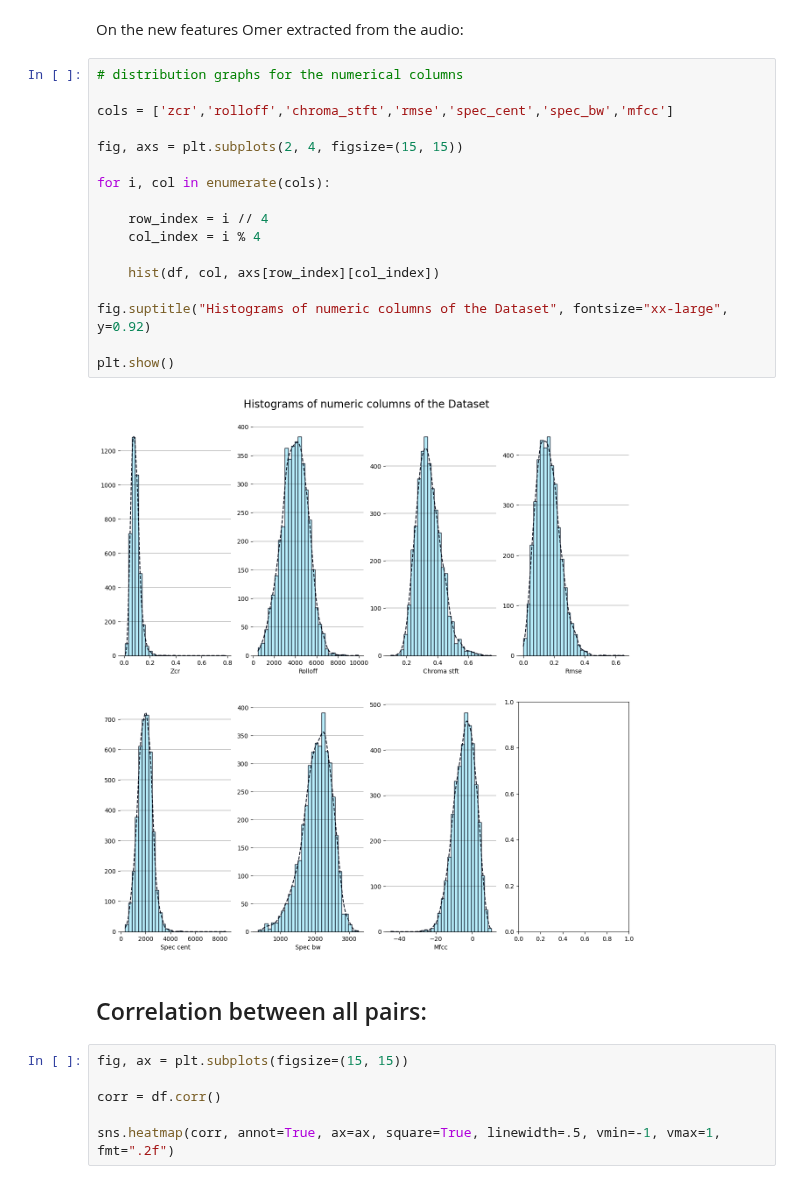
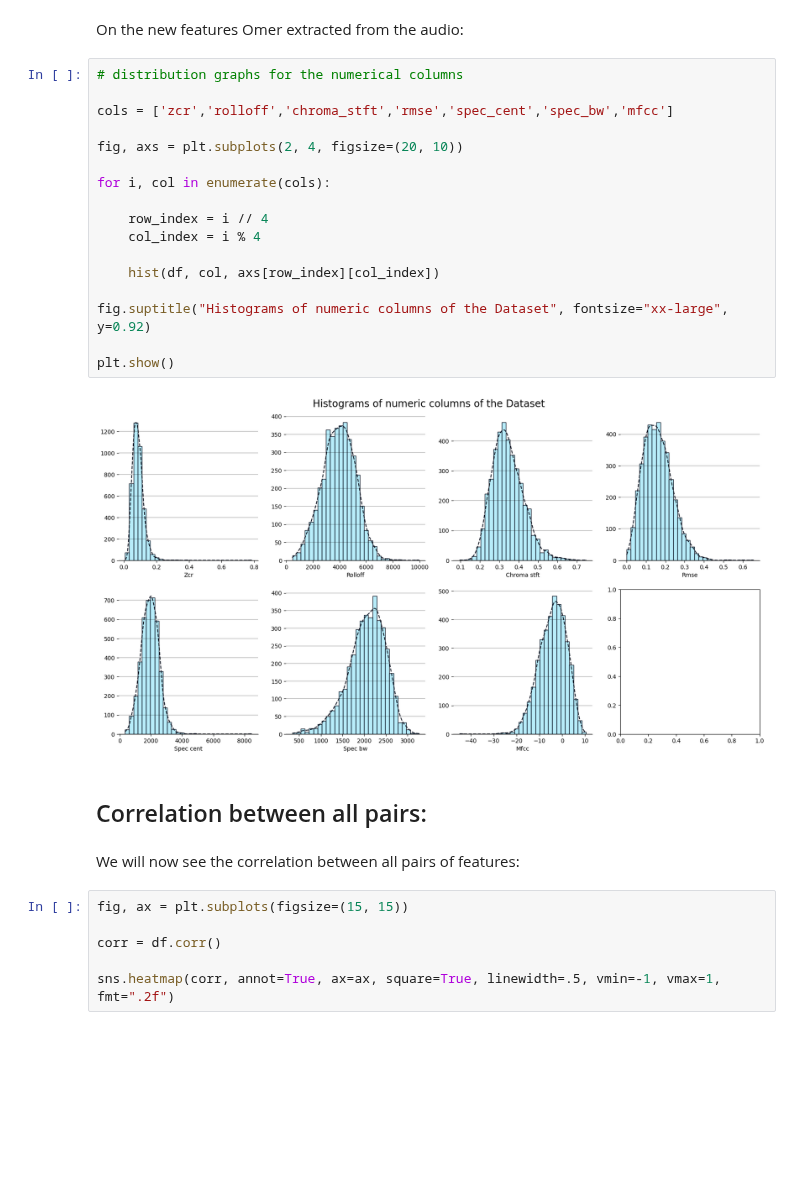
Before and after one commit to omersideman/ai-project, a Jupyter notebook: notebooks/data_analysis.ipynb, the cells around one changed output. Drawn from its saved outputs; the diff is of its cells as text; blank space fills up the shorter version.

```diff
--- a/notebooks/data_analysis.ipynb
+++ b/notebooks/data_analysis.ipynb
@@ -136,24 +135,26 @@ On the new features Omer extracted from the audio:
 # %%
 # distribution graphs for the numerical columns
 
 cols = ['zcr','rolloff','chroma_stft','rmse','spec_cent','spec_bw','mfcc']
 
-fig, axs = plt.subplots(2, 4, figsize=(15, 15))
+fig, axs = plt.subplots(2, 4, figsize=(20, 10))
 
 for i, col in enumerate(cols):
 
     row_index = i // 4
     col_index = i % 4
 
     hist(df, col, axs[row_index][col_index])
 
 fig.suptitle("Histograms of numeric columns of the Dataset", fontsize="xx-large", y=0.92)
 
 plt.show()
 # %% [output]
-[figure, old version]
+[figure, new version]
 # %% [markdown]
 ## Correlation between all pairs:
+# %% [markdown]
+We will now see the correlation between all pairs of features:
 # %%
 fig, ax = plt.subplots(figsize=(15, 15))
 
```
Also changed, not shown: parts of 12 cells of this notebook, 5 other files.
